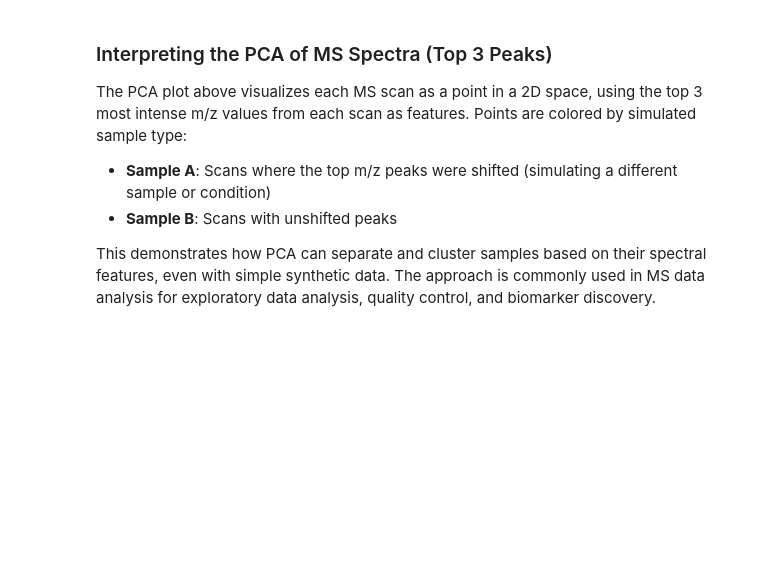
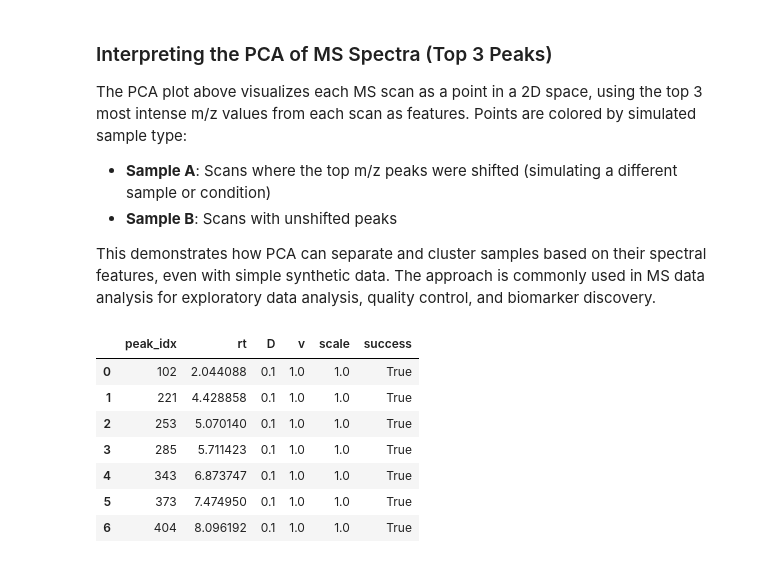
Before and after one commit to justin-mbca/chromatography-ml-pipeline, a Jupyter notebook: notebooks/chromatography_mass_spectrometry_informatics_workflow.ipynb, the cells around one changed output. Drawn from its saved outputs; the diff is of its cells as text; code cells hidden in the pictures; blank space fills up the shorter version.

```diff
--- a/notebooks/chromatography_mass_spectrometry_informatics_workflow.ipynb
+++ b/notebooks/chromatography_mass_spectrometry_informatics_workflow.ipynb
@@ -206,3 +414,54 @@ The PCA plot above visualizes each MS scan as a point in a 2D space, using the t
 - **Sample B**: Scans with unshifted peaks
 
 This demonstrates how PCA can separate and cluster samples based on their spectral features, even with simple synthetic data. The approach is commonly used in MS data analysis for exploratory data analysis, quality control, and biomarker discovery.
+# %%
+# --- Batch mechanistic model fitting across all detected peaks ---
+from collections import namedtuple
+
+FitResult = namedtuple('FitResult', ['peak_idx', 'rt', 'D', 'v', 'scale', 'success'])
+fit_results = []
+
+for idx in peak_indices:
+    # Window around each detected peak
+    max_window = 40
+    min_points = 10
+    left = max(0, idx - max_window)
+    right = min(len(time), idx + max_window)
+    if right - left < min_points:
+        expand = min_points - (right - left)
+        left = max(0, left - expand // 2)
+        right = min(len(time), right + expand - expand // 2)
+    if right - left < min_points:
+        left = max(0, idx - min_points // 2)
+        right = min(len(time), idx + min_points // 2)
+    if right - left < min_points:
+        left = 0
+        right = len(time)
+    empirical_peak = chrom[left:right]
+    empirical_time = time[left:right]
+
+    def fit_dispersion(t, D, v, scale):
+        sim = simulate_dispersion_odeint(t, D, v)
+        return scale * sim
+    try:
+        if len(empirical_peak) == 0 or len(empirical_time) == 0:
+            raise RuntimeError('No data for fitting')
+        popt, _ = curve_fit(fit_dispersion, empirical_time, empirical_peak, p0=[0.1, 1.0, 1.0], bounds=([0,0,0],[5,5,10]))
+        fit_results.append(FitResult(idx, time[idx], popt[0], popt[1], popt[2], True))
+    except Exception as e:
+        fit_results.append(FitResult(idx, time[idx], np.nan, np.nan, np.nan, False))
+
+# Convert results to DataFrame for easy viewing
+import pandas as pd
+fit_results_df = pd.DataFrame(fit_results)
+fit_results_df.columns = ['peak_idx', 'rt', 'D', 'v', 'scale', 'success']
+fit_results_df
+# %% [output]
+|  | peak_idx | rt | D | v | scale | success |
+| 0 | 102 | 2.044088 | 0.1 | 1.0 | 1.0 | True |
+| 1 | 221 | 4.428858 | 0.1 | 1.0 | 1.0 | True |
+| 2 | 253 | 5.070140 | 0.1 | 1.0 | 1.0 | True |
+| 3 | 285 | 5.711423 | 0.1 | 1.0 | 1.0 | True |
+| 4 | 343 | 6.873747 | 0.1 | 1.0 | 1.0 | True |
+| 5 | 373 | 7.474950 | 0.1 | 1.0 | 1.0 | True |
+| 6 | 404 | 8.096192 | 0.1 | 1.0 | 1.0 | True |
```
Also changed, not shown: parts of 8 cells of this notebook, 4 other files.
